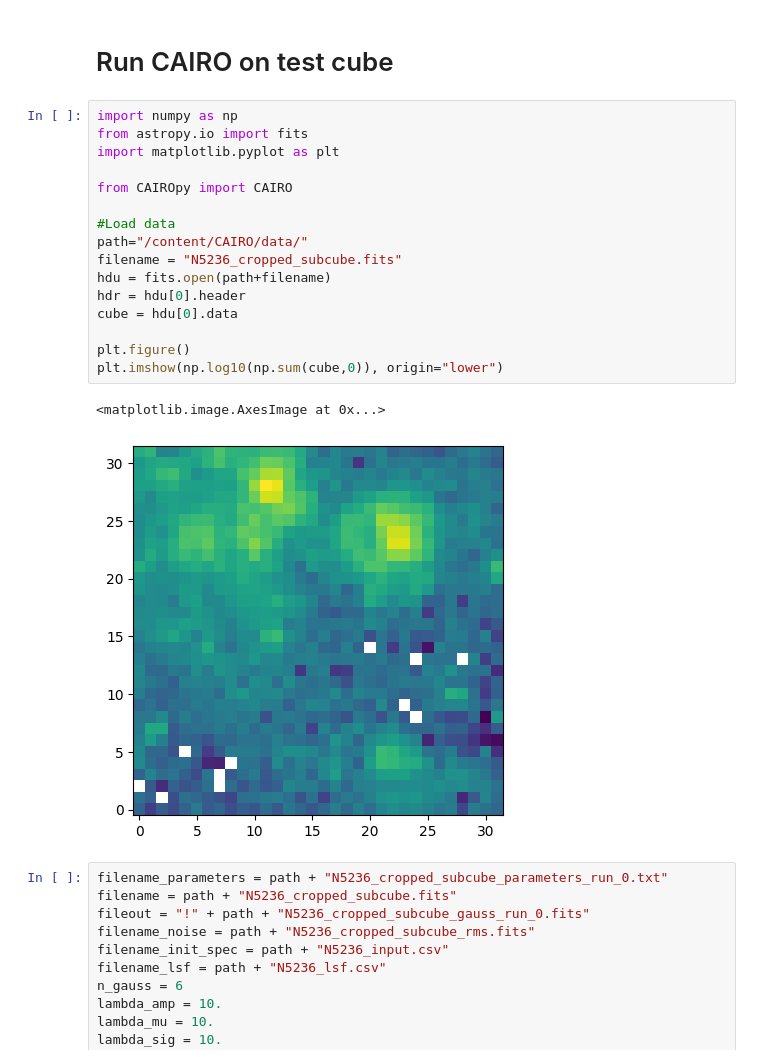
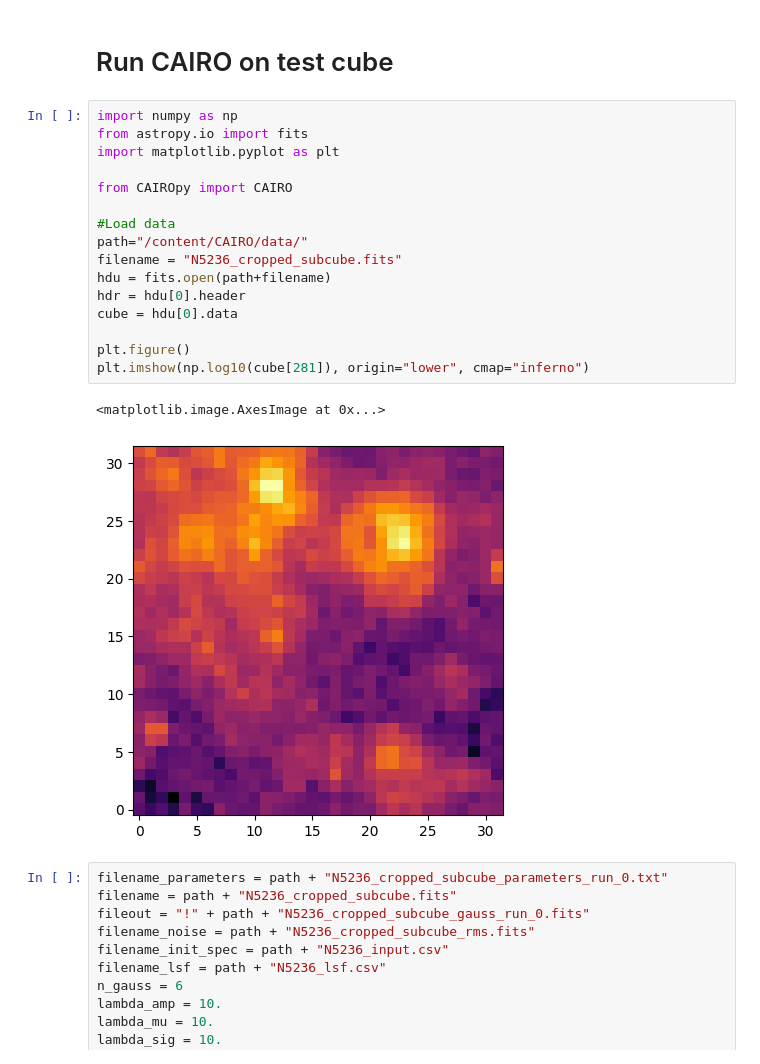
Before and after one commit to antoinemarchal/CAIRO, a Jupyter notebook: CAIRO_notebook.ipynb, the cells around one changed output. Cells and saved outputs as stored; diff of their text form.

```diff
--- a/CAIRO_notebook.ipynb
+++ b/CAIRO_notebook.ipynb
@@ -57,22 +57,22 @@ os.chdir('/content/')
 # %%
 import numpy as np
 from astropy.io import fits
 import matplotlib.pyplot as plt
 
 from CAIROpy import CAIRO
 
 #Load data
 path="/content/CAIRO/data/"
 filename = "N5236_cropped_subcube.fits"
 hdu = fits.open(path+filename)
 hdr = hdu[0].header
 cube = hdu[0].data
 
 plt.figure()
-plt.imshow(np.log10(np.sum(cube,0)), origin="lower")
+plt.imshow(np.log10(cube[281]), origin="lower", cmap="inferno")
 # %% [output]
 <matplotlib.image.AxesImage at 0x...>
-[figure, old version]
+[figure, new version]
 # %%
 filename_parameters = path + "N5236_cropped_subcube_parameters_run_0.txt"
 filename = path + "N5236_cropped_subcube.fits"
```
Also changed, not shown: parts of 6 cells of this notebook.
